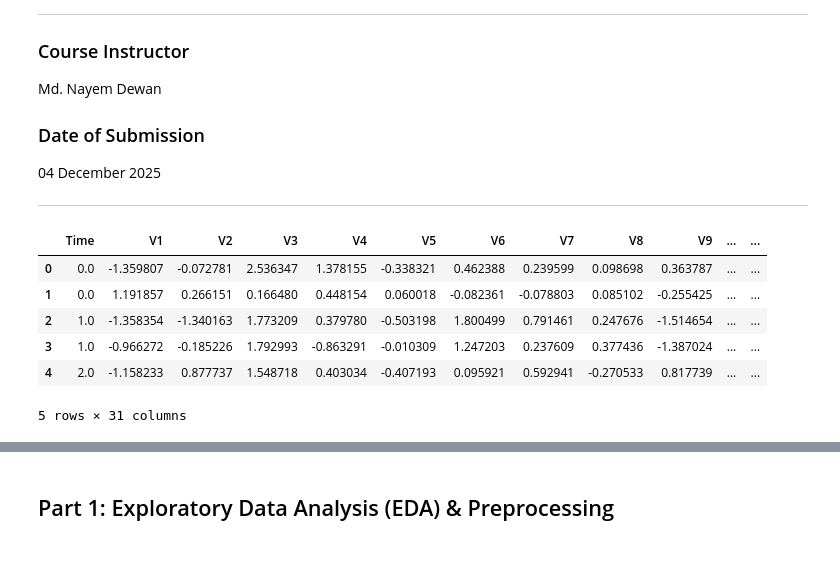
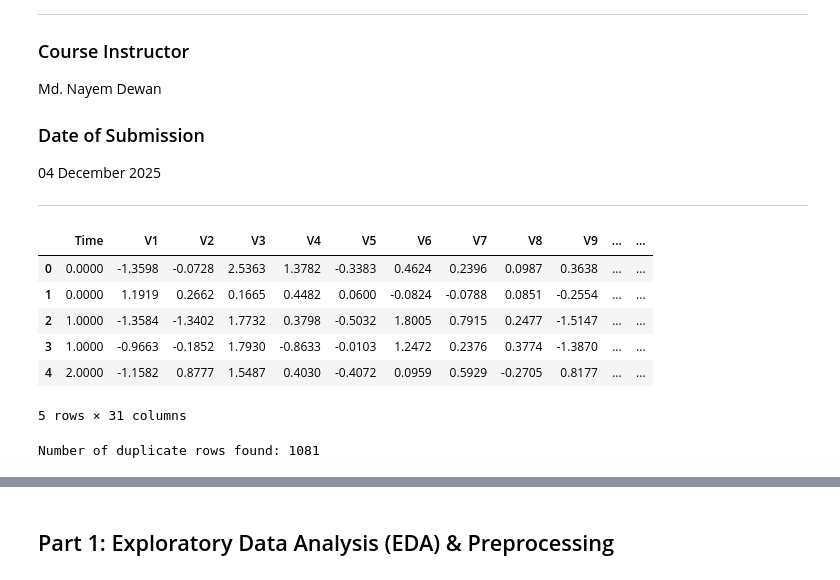
Before and after one commit to mahmud-me09/Credit_Card_Fraud_Detection, a Jupyter notebook: fraud_detection.ipynb, the cells around one changed output, grey strips where cells are left out. Drawn from its saved outputs; the diff is of its cells as text; code cells hidden in the pictures.

```diff
--- a/fraud_detection.ipynb
+++ b/fraud_detection.ipynb
@@ -39,14 +39,19 @@ from sklearn.model_selection import RandomizedSearchCV
 from sklearn.metrics import precision_score, recall_score, f1_score, confusion_matrix, average_precision_score
 from sklearn.metrics import roc_curve, auc, precision_recall_curve
 # %%
-df = pd.read_csv("Mahmud Hasan - creditcard.csv")
+df_original = pd.read_csv("Mahmud Hasan - creditcard.csv")
 # %%
-df.head()
+df_original.head()
 # %% [output]
 |  | Time | V1 | V2 | V3 | V4 | V5 | V6 | V7 | V8 | V9 | ... | ... |
-| 0 | 0.0 | -1.359807 | -0.072781 | 2.536347 | 1.378155 | -0.338321 | 0.462388 | 0.239599 | 0.098698 | 0.363787 | ... | ... |
-| 1 | 0.0 | 1.191857 | 0.266151 | 0.166480 | 0.448154 | 0.060018 | -0.082361 | -0.078803 | 0.085102 | -0.255425 | ... | ... |
-| 2 | 1.0 | -1.358354 | -1.340163 | 1.773209 | 0.379780 | -0.503198 | 1.800499 | 0.791461 | 0.247676 | -1.514654 | ... | ... |
-| 3 | 1.0 | -0.966272 | -0.185226 | 1.792993 | -0.863291 | -0.010309 | 1.247203 | 0.237609 | 0.377436 | -1.387024 | ... | ... |
-| 4 | 2.0 | -1.158233 | 0.877737 | 1.548718 | 0.403034 | -0.407193 | 0.095921 | 0.592941 | -0.270533 | 0.817739 | ... | ... |
+| 0 | 0.0000 | -1.3598 | -0.0728 | 2.5363 | 1.3782 | -0.3383 | 0.4624 | 0.2396 | 0.0987 | 0.3638 | ... | ... |
+| 1 | 0.0000 | 1.1919 | 0.2662 | 0.1665 | 0.4482 | 0.0600 | -0.0824 | -0.0788 | 0.0851 | -0.2554 | ... | ... |
+| 2 | 1.0000 | -1.3584 | -1.3402 | 1.7732 | 0.3798 | -0.5032 | 1.8005 | 0.7915 | 0.2477 | -1.5147 | ... | ... |
+| 3 | 1.0000 | -0.9663 | -0.1852 | 1.7930 | -0.8633 | -0.0103 | 1.2472 | 0.2376 | 0.3774 | -1.3870 | ... | ... |
+| 4 | 2.0000 | -1.1582 | 0.8777 | 1.5487 | 0.4030 | -0.4072 | 0.0959 | 0.5929 | -0.2705 | 0.8177 | ... | ... |
 5 rows × 31 columns
+# %%
+duplicate_count = df_original.duplicated().sum()
+print(f"Number of duplicate rows found: {duplicate_count}")
+# %% [output]
+Number of duplicate rows found: 1081
```
Also changed, not shown: parts of 22 cells of this notebook, 4 other files.
